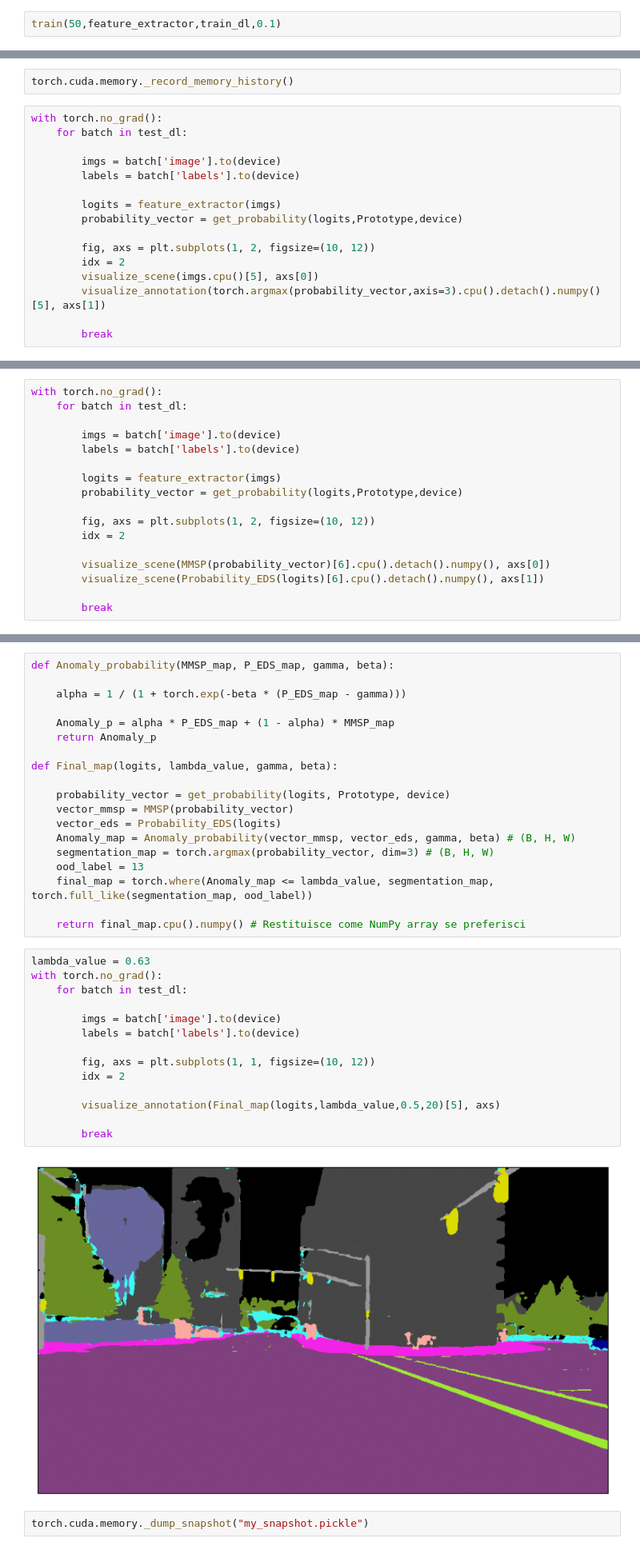
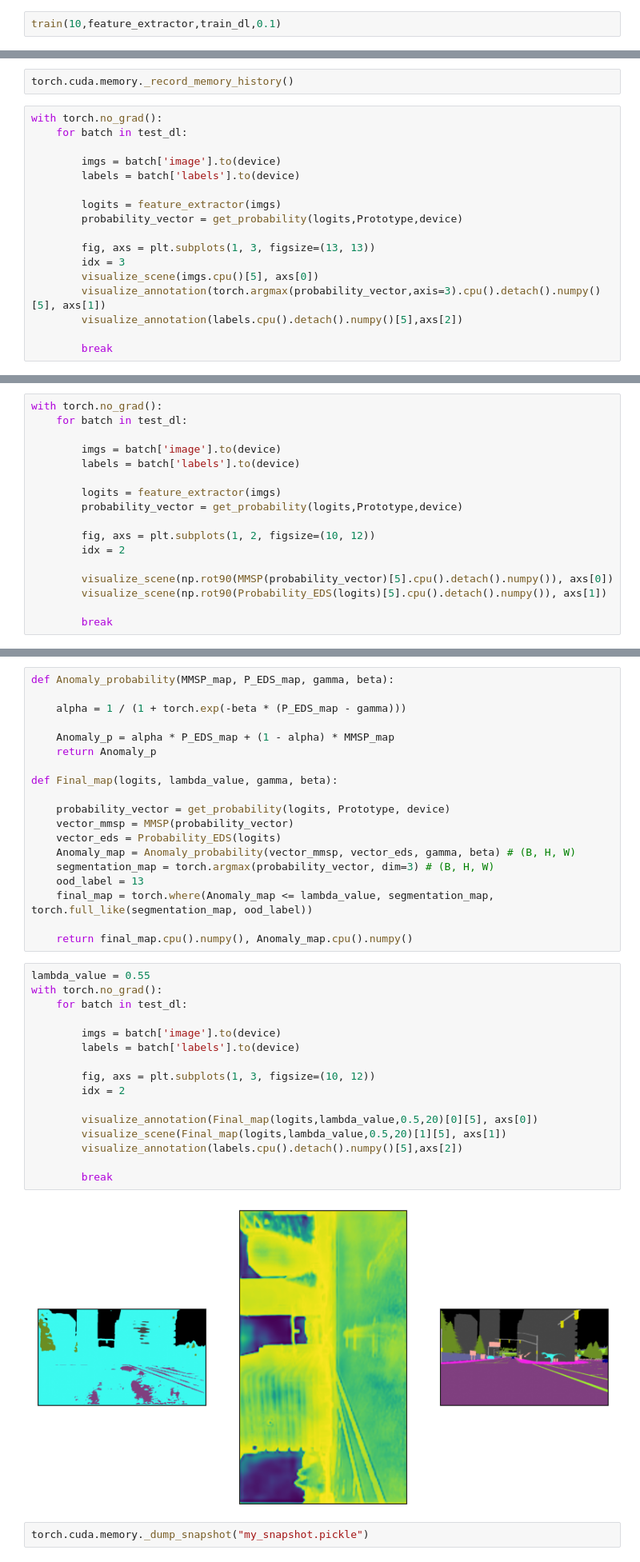
Before and after one commit to TechRufy/ML4CV_Project, a Jupyter notebook: main.ipynb, the cells around one changed output, grey strips where cells are left out. Shown at 80% size. Cells and saved outputs as stored; diff of their text form.

```diff
--- a/main.ipynb
+++ b/main.ipynb
@@ -477,3 +476,3 @@ model loaded
 # %%
-train(50,feature_extractor,train_dl,0.1)
+train(10,feature_extractor,train_dl,0.1)
 # %% [output]
@@ -576,10 +572,11 @@ with torch.no_grad():
         logits = feature_extractor(imgs)
         probability_vector = get_probability(logits,Prototype,device)
 
-        fig, axs = plt.subplots(1, 2, figsize=(10, 12))
-        idx = 2
+        fig, axs = plt.subplots(1, 3, figsize=(13, 13))
+        idx = 3
         visualize_scene(imgs.cpu()[5], axs[0])
         visualize_annotation(torch.argmax(probability_vector,axis=3).cpu().detach().numpy()[5], axs[1])
+        visualize_annotation(labels.cpu().detach().numpy()[5],axs[2])
 
         break
 # %% [output]
@@ -622,8 +619,8 @@ with torch.no_grad():
         fig, axs = plt.subplots(1, 2, figsize=(10, 12))
         idx = 2
 
-        visualize_scene(MMSP(probability_vector)[6].cpu().detach().numpy(), axs[0])
-        visualize_scene(Probability_EDS(logits)[6].cpu().detach().numpy(), axs[1])
+        visualize_scene(np.rot90(MMSP(probability_vector)[5].cpu().detach().numpy()), axs[0])
+        visualize_scene(np.rot90(Probability_EDS(logits)[5].cpu().detach().numpy()), axs[1])
 
         break
 # %% [output]
@@ -646,22 +643,24 @@ def Final_map(logits, lambda_value, gamma, beta):
     ood_label = 13
     final_map = torch.where(Anomaly_map <= lambda_value, segmentation_map, torch.full_like(segmentation_map, ood_label))
 
-    return final_map.cpu().numpy() # Restituisce come NumPy array se preferisci
+    return final_map.cpu().numpy(), Anomaly_map.cpu().numpy()
 # %%
-lambda_value = 0.63
+lambda_value = 0.55
 with torch.no_grad():
     for batch in test_dl:
 
         imgs = batch['image'].to(device)
         labels = batch['labels'].to(device)
 
-        fig, axs = plt.subplots(1, 1, figsize=(10, 12))
+        fig, axs = plt.subplots(1, 3, figsize=(10, 12))
         idx = 2
 
-        visualize_annotation(Final_map(logits,lambda_value,0.5,20)[5], axs)
+        visualize_annotation(Final_map(logits,lambda_value,0.5,20)[0][5], axs[0])
+        visualize_scene(Final_map(logits,lambda_value,0.5,20)[1][5], axs[1])
+        visualize_annotation(labels.cpu().detach().numpy()[5],axs[2])
 
         break
 # %% [output]
-[figure, old version]
+[figure, new version]
 # %%
 torch.cuda.memory._dump_snapshot("my_snapshot.pickle")
```
Also changed, not shown: parts of 9 cells of this notebook.
